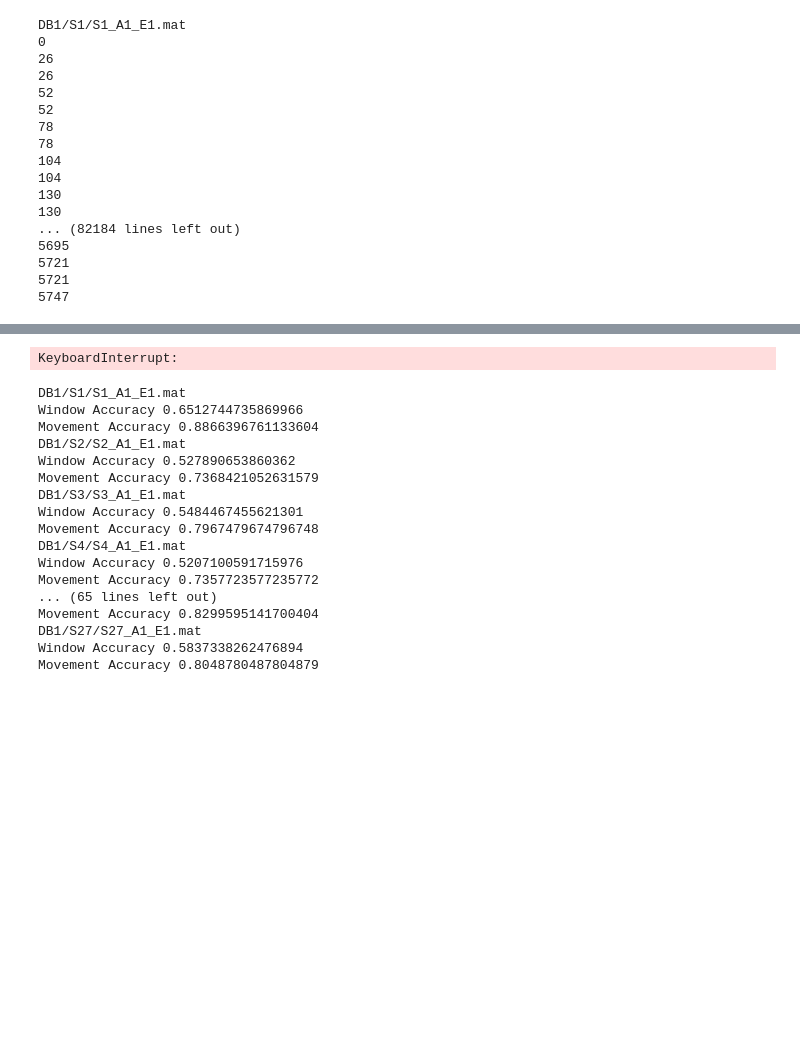
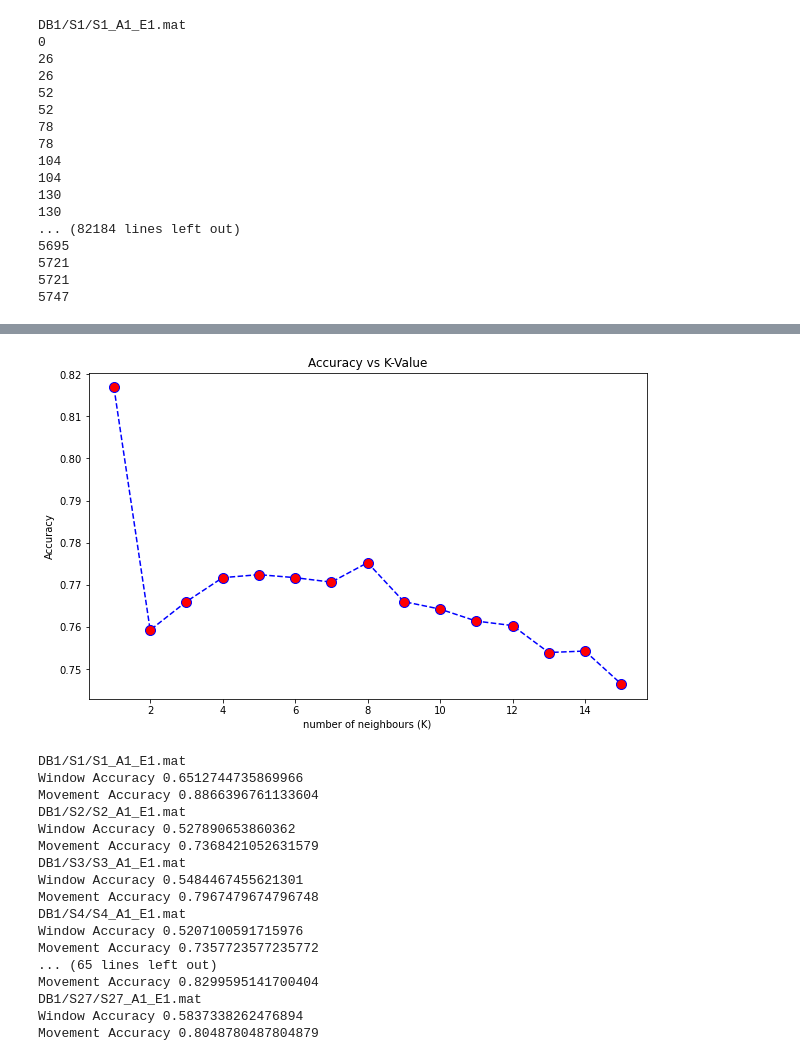
Before and after one commit to allaaamr/Bachelor_Identify-Moevements-EMG, a Jupyter notebook: main.ipynb, the cells around one changed output, grey strips where cells are left out. Cells and saved outputs as stored; diff of their text form; code cells hidden in the pictures; blank space fills up the shorter version.

```diff
--- a/main.ipynb
+++ b/main.ipynb
@@ -232,11 +232,11 @@ features = {
             }
 
 X_train = final_df[final_df['Train'] == 1].loc[:, features]
-scalar =  MinMaxScaler()
-scalar = scalar.fit(X_train)
-X_train = scalar.transform(X_train)
+# scalar =  StandardScaler()
+# scalar = scalar.fit(X_train)
+# X_train = scalar.transform(X_train)
 X_test = final_df[final_df['Train'] == 0].loc[:, features]
-X_test = scalar.transform(X_test)
+# X_test = scalar.transform(X_test)
 
 y_train = final_df[final_df['Train'] == 1].loc[:, 'Movement']
 y_test = final_df[final_df['Train'] == 0].loc[:, 'Movement']
@@ -246,0 +263,16 @@ X_train = np.asarray(X_train).astype('float64')
+# %%
+y_train = np.asarray(y_train).astype('float64')
+y_test = np.asarray(y_test).astype('float64')
+X_train = np.asarray(X_train).astype('float64')
+
+acc = []
+for n in range (2,16):
+    clf = KNeighborsClassifier(n_neighbors=n)
+    clf.fit(X_train, y_train)
+    y_pred = clf.predict(X_test)
+    accuracy = accuracy_score(y_test, y_pred)
+    y_test_new = [most_frequent(y_test[x:x + 26]) for x in range(0, len(y_test), 26)]
+    y_predicted_new = [most_frequent(y_pred[x:x + 26]) for x in range(0, len(y_pred), 26)]
+    accuracy_modified = accuracy_score(y_test_new, y_predicted_new)
+    print(accuracy_modified)
+    acc.append(accuracy_modified)
@@ -292,27 +346,26 @@ Movement Accuracy 0.8474395448079659
+# %%
+
+plt.figure(figsize=(10,6))
+plt.plot(range(1,16),acc,color='blue', linestyle='dashed',marker='o',markerfacecolor='red', markersize=10)
+plt.title('Accuracy vs K-Value')
+plt.xlabel('number of neighbours (K)')
+plt.ylabel('Accuracy')
+plt.show()
+# %% [output]
+[figure, added]
 # %%
-# y_train = np.asarray(y_train).astype('float64')
-# y_test = np.asarray(y_test).astype('float64')
-# X_train = np.asarray(X_train).astype('float64')
 
-# clf = RandomForestClassifier()
-# clf.fit(X_train, y_train)
-# y_pred = clf.predict(X_test)
-# accuracy = accuracy_score(y_test, y_pred)
-# y_test_new = [most_frequent(y_test[x:x + 26]) for x in range(0, len(y_test), 26)]
-# y_predicted_new = [most_frequent(y_pred[x:x + 26]) for x in range(0, len(y_pred), 26)]
-# accuracy_modified = accuracy_score(y_test_new, y_predicted_new)
+from sklearn import svm
+clf = svm.SVC()
+clf.fit(X_train, y_train)
+y_pred = clf.predict(X_test)
+accuracy = accuracy_score(y_test, y_pred)
+y_test_new = [most_frequent(y_test[x:x + 26]) for x in range(0, len(y_test), 26)]
+y_predicted_new = [most_frequent(y_pred[x:x + 26]) for x in range(0, len(y_pred), 26)]
+accuracy_modified = accuracy_score(y_test_new, y_predicted_new)
 
-# # from sklearn import svm
-# # clf = svm.SVC()
-# # clf.fit(X_train, y_train)
-# # y_pred = clf.predict(X_test)
-# # accuracy = accuracy_score(y_test, y_pred)
-# # y_test_new = [most_frequent(y_test[x:x + 26]) for x in range(0, len(y_test), 26)]
-# # y_predicted_new = [most_frequent(y_pred[x:x + 26]) for x in range(0, len(y_pred), 26)]
-# # accuracy_modified = accuracy_score(y_test_new, y_predicted_new)
-
-# print("Window Accuracy",accuracy)
-# print("Movement Accuracy", accuracy_modified)
+print("Window Accuracy",accuracy)
+print("Movement Accuracy", accuracy_modified)
 
 # # print("Y_Train" , y_train.shape)
 # # print("Y_Test" , y_test.shape)
@@ -337,8 +390,6 @@ Movement Accuracy 0.8474395448079659
 # # model.fit(X_train, y_train, epochs=100)
 # # print(model.evaluate(X_test, y_test))
 # # predicted = model.predict(X_test)
-# %% [output]
-KeyboardInterrupt:
 # %%
 # subjects_accuracy = pd.DataFrame(columns={'Accuracy_Modified'})
 # sub = []
```
Also changed, not shown: parts of 4 cells of this notebook, 1 other file.
